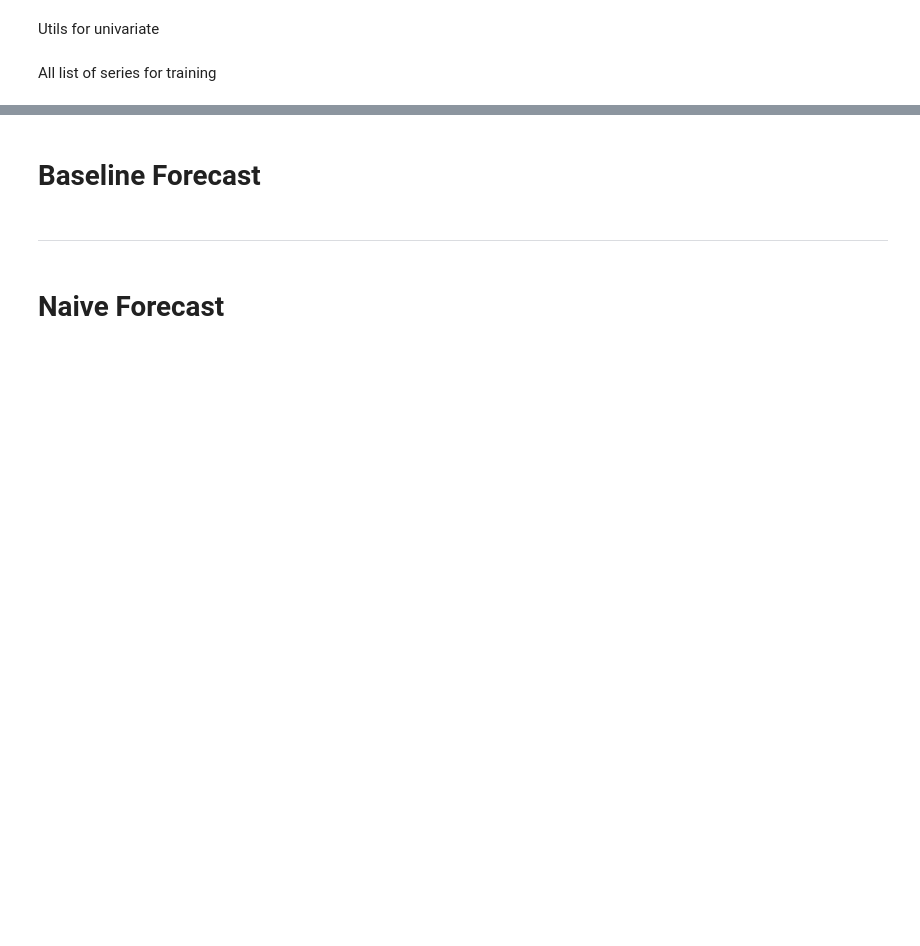
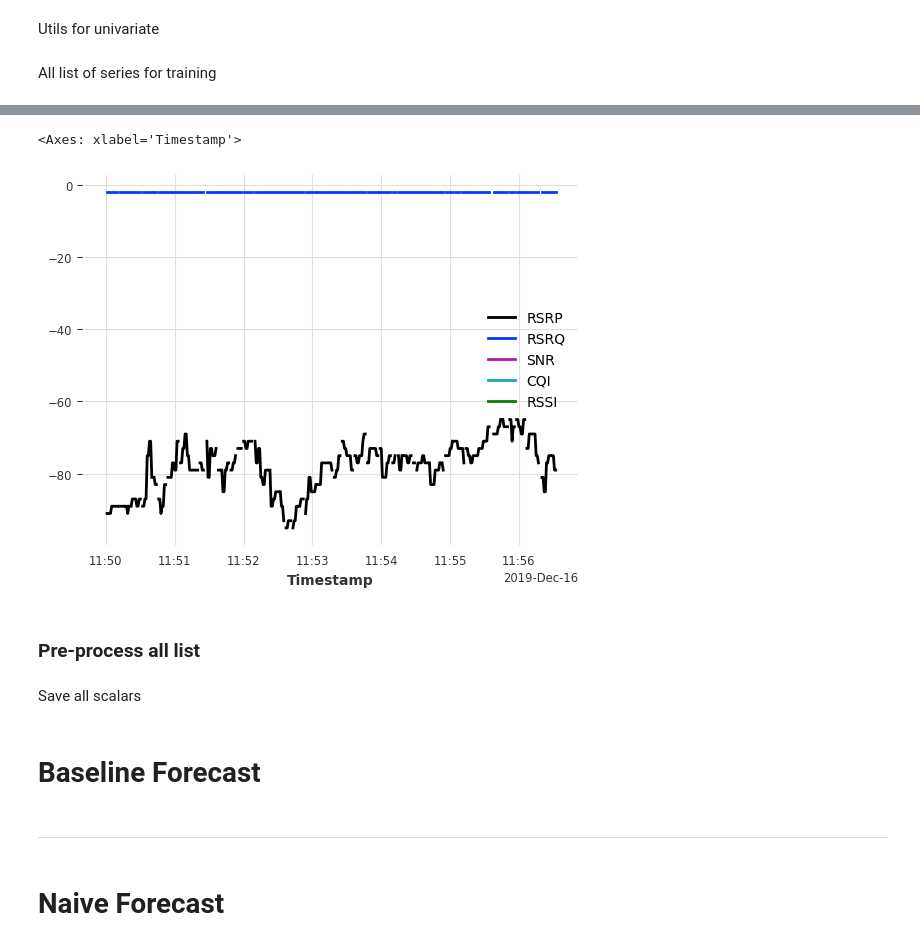
Before and after one commit to ejs94/5g-forecasting, a Jupyter notebook: notebooks/3_0_forecast_stats_uni.ipynb, the cells around one changed output, grey strips where cells are left out. Cells and saved outputs as stored; diff of their text form; code cells hidden in the pictures; blank space fills up the shorter version.

```diff
--- a/notebooks/3_0_forecast_stats_uni.ipynb
+++ b/notebooks/3_0_forecast_stats_uni.ipynb
@@ -135,0 +149,9 @@ list_driving_down = convert_dfs_to_ts(list_driving_down, target_columns)
+# %%
+list_driving_down[0].plot()
+# %% [output]
+<Axes: xlabel='Timestamp'>
+[figure, added]
+# %% [markdown]
+### Pre-process all list
+# %% [markdown]
+Save all scalars
```
Also changed, not shown: parts of 87 cells of this notebook, 6 other files.
